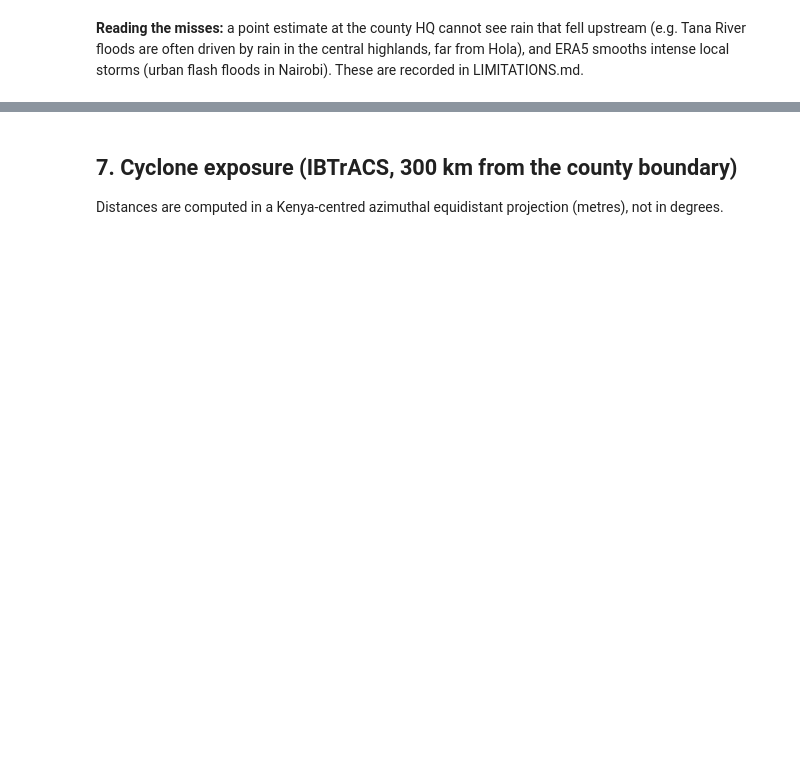
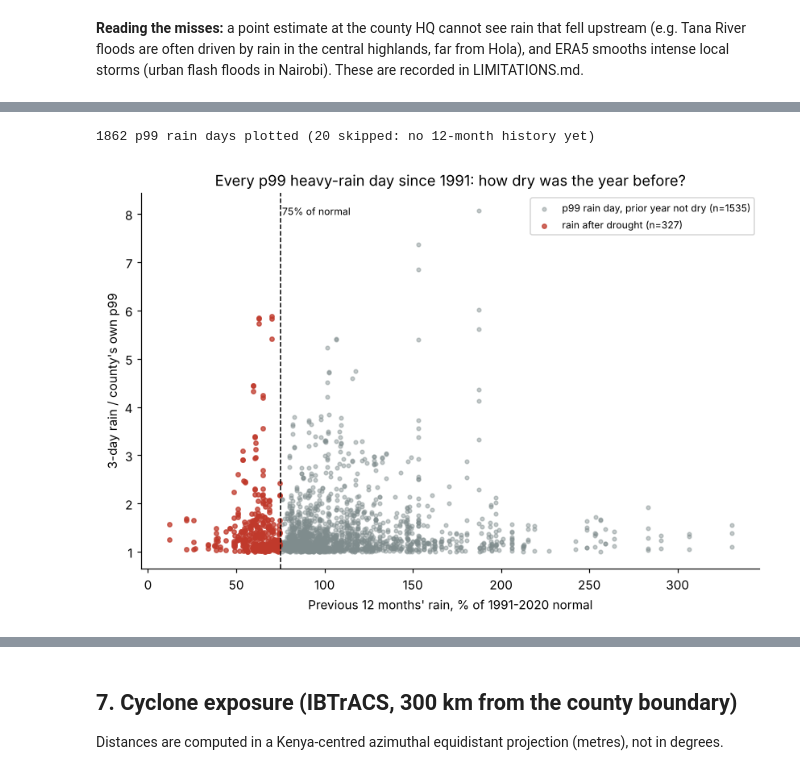
Before and after one commit to MatoloJr/sentinel, a Jupyter notebook: notebooks/01_weather_behavior.ipynb, the cells around one changed output, grey strips where cells are left out. Saved outputs shown, nothing was run; the diff lists cells and outputs as text; code cells hidden in the pictures; blank space fills up the shorter version.

```diff
--- a/notebooks/01_weather_behavior.ipynb
+++ b/notebooks/01_weather_behavior.ipynb
@@ -119,0 +420,16 @@ print("\nSources:"); [print("-", u) for u in val.url.unique()]
+# %%
+from sentinel import indicators as ind
+mon = pd.read_parquet(OUT / "monthly.parquet"); hr = pd.read_parquet(OUT / "heavy_rain.parquet")
+wh = ind.whiplash_indicator(hr, ind.antecedent_dryness(mon))   # same functions run_all.py uses
+p99 = wh[wh.level.isin(["Warning", "Emergency"]) & wh.ante_pct.notna()]
+is_wh = p99.whiplash_level != "Normal"
+fig, ax = plt.subplots(figsize=(9, 5.5))
+ax.scatter(p99.ante_pct[~is_wh], p99.ratio_to_p99[~is_wh], s=9, alpha=0.45, color="#7f8c8d", label=f"p99 rain day, prior year not dry (n={(~is_wh).sum()})")
+ax.scatter(p99.ante_pct[is_wh], p99.ratio_to_p99[is_wh], s=12, alpha=0.75, color="#c0392b", label=f"rain after drought (n={is_wh.sum()})")
+ax.axvline(C.WHIPLASH_DRY_PCT, color="k", ls="--", lw=1); ax.text(C.WHIPLASH_DRY_PCT + 1, ax.get_ylim()[1] * 0.97, f"{C.WHIPLASH_DRY_PCT:.0f}% of normal", va="top", fontsize=8)
+ax.set_xlabel("Previous 12 months' rain, % of 1991-2020 normal"); ax.set_ylabel("3-day rain / county's own p99")
+ax.set_title("Every p99 heavy-rain day since 1991: how dry was the year before?"); ax.legend(loc="upper right", fontsize=8)
+print(f"{len(p99)} p99 rain days plotted ({int(wh.level.isin(['Warning', 'Emergency']).sum() - len(p99))} skipped: no 12-month history yet)")
+# %% [output]
+1862 p99 rain days plotted (20 skipped: no 12-month history yet)
+[figure, added]
```
Also changed, not shown: parts of 25 cells of this notebook, 2 other files.
